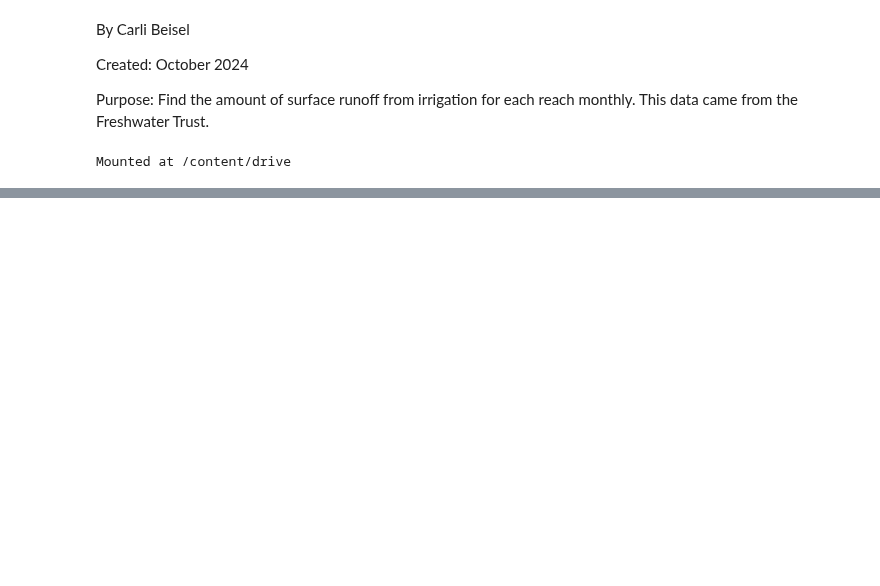
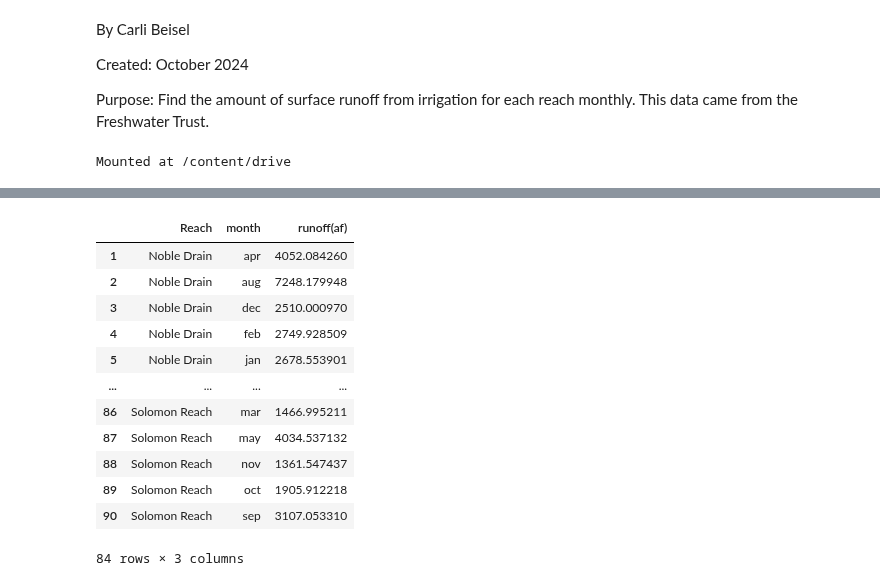
Before and after one commit to carlibeisel/mason_water_budget, a Jupyter notebook: reach_irrigation_runoff.ipynb, the cells around one changed output, grey strips where cells are left out. Drawn from its saved outputs; the diff is of its cells as text; code cells hidden in the pictures; blank space fills up the shorter version.

```diff
--- a/reach_irrigation_runoff.ipynb
+++ b/reach_irrigation_runoff.ipynb
@@ -145,3 +54,42 @@ Summarized flow data saved to /content/drive/MyDrive/Data/Mason Water Budget/dat
+# %%
+# ----------------------------- #
+# Calculate Monthly Runoff Volume
+# ----------------------------- #
+
+runoff = reach_runoff.groupby(['Reach', 'month'], as_index=False)['runoff(af)'].sum()
+
+# Divide the "annual" runoff by 12 and add to each month within that reach
+annual_data = runoff[runoff['month'] == 'annual']
+monthly_data = runoff[runoff['month'] != 'annual']
+
+# Update monthly data by adding the distributed annual runoff
+for reach in annual_data['Reach'].unique():
+    # Get the annual runoff for the reach
+    annual_runoff = annual_data.loc[annual_data['Reach'] == reach, 'runoff(af)'].iloc[0]
+    monthly_portion = annual_runoff / 12
+
+    # Add the monthly portion to all months within the same reach
+    monthly_data.loc[monthly_data['Reach'] == reach, 'runoff(af)'] += monthly_portion
+runoff_final = monthly_data
+
+# Save the summarized data to a CSV file
+output_path = '/content/drive/MyDrive/Data/Mason Water Budget/data_output/irrigation_runoff_out/reach_runoff_final.csv'
+runoff_final.to_csv(output_path, index=False)
+runoff_final
+# %% [output]
+|  | Reach | month | runoff(af) |
+| 1 | Noble Drain | apr | 4052.084260 |
+| 2 | Noble Drain | aug | 7248.179948 |
+| 3 | Noble Drain | dec | 2510.000970 |
+| 4 | Noble Drain | feb | 2749.928509 |
+| 5 | Noble Drain | jan | 2678.553901 |
+| ... | ... | ... | ... |
+| 86 | Solomon Reach | mar | 1466.995211 |
+| 87 | Solomon Reach | may | 4034.537132 |
+| 88 | Solomon Reach | nov | 1361.547437 |
+| 89 | Solomon Reach | oct | 1905.912218 |
+| 90 | Solomon Reach | sep | 3107.053310 |
+84 rows × 3 columns
 # %%
 # ------------------------------ #
 # Plot of Reach Irrigation Runoff
```
Also changed, not shown: parts of 5 cells of this notebook.
